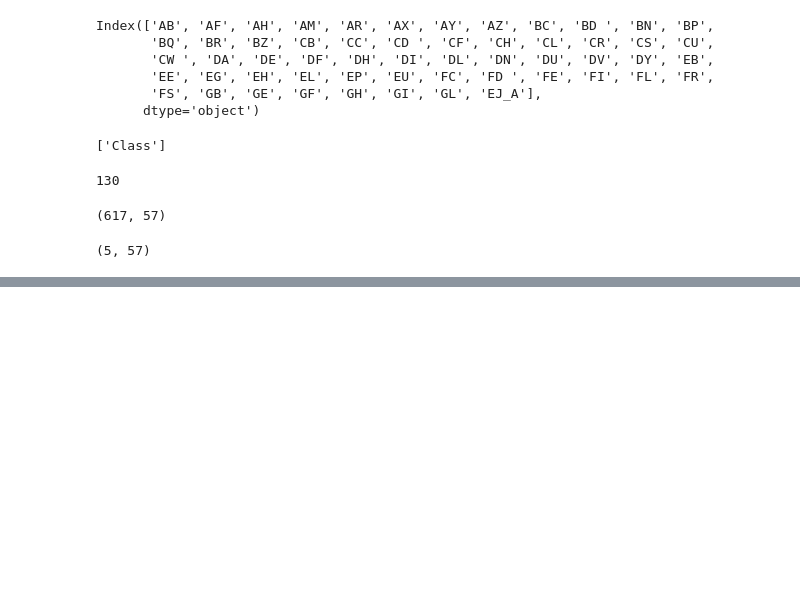
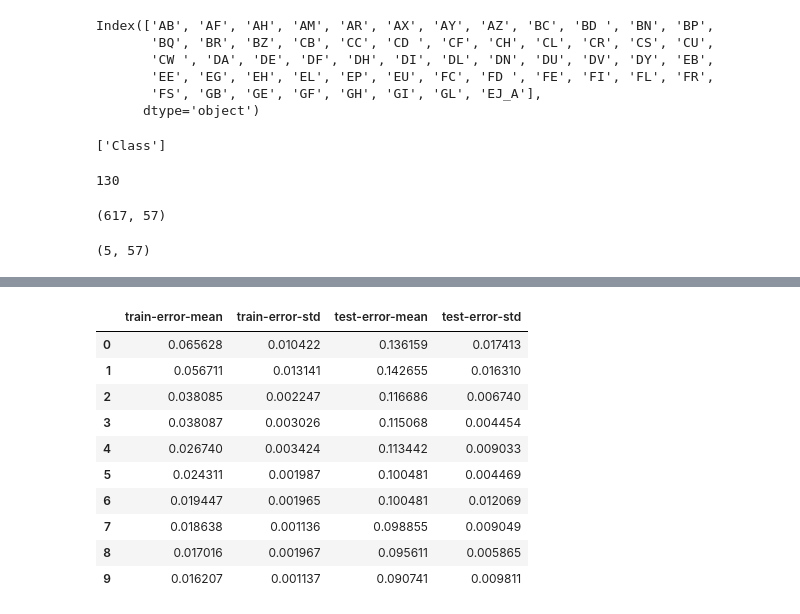
Before and after one commit to MagedZaghloul/ICR, a Jupyter notebook: ICR.ipynb, the cells around one changed output, grey strips where cells are left out. Drawn from its saved outputs; the diff is of its cells as text; code cells hidden in the pictures; blank space fills up the shorter version.

```diff
--- a/ICR.ipynb
+++ b/ICR.ipynb
@@ -156,3 +156,10 @@ X_test = scaler.transform(X_test)
 
 X_train = pd.DataFrame(X_train, columns=features)
 X_test = pd.DataFrame(X_test, columns=features)
+# %%
+df_dmatrix = xgb.DMatrix(data=X_train, label=y_train)
+
+params = {"objective":"reg:logistic", "max_depth":3}
+cv_results = xgb.cv(dtrain=df_dmatrix, params=params,
+                  nfold=3, num_boost_round=10,
+                  metrics="error", as_pandas=True)
@@ -158,0 +170,14 @@ X_test = pd.DataFrame(X_test, columns=features)
+# %%
+cv_results
+# %% [output]
+|  | train-error-mean | train-error-std | test-error-mean | test-error-std |
+| 0 | 0.065628 | 0.010422 | 0.136159 | 0.017413 |
+| 1 | 0.056711 | 0.013141 | 0.142655 | 0.016310 |
+| 2 | 0.038085 | 0.002247 | 0.116686 | 0.006740 |
+| 3 | 0.038087 | 0.003026 | 0.115068 | 0.004454 |
+| 4 | 0.026740 | 0.003424 | 0.113442 | 0.009033 |
+| 5 | 0.024311 | 0.001987 | 0.100481 | 0.004469 |
+| 6 | 0.019447 | 0.001965 | 0.100481 | 0.012069 |
+| 7 | 0.018638 | 0.001136 | 0.098855 | 0.009049 |
+| 8 | 0.017016 | 0.001967 | 0.095611 | 0.005865 |
+| 9 | 0.016207 | 0.001137 | 0.090741 | 0.009811 |
```
Also changed, not shown: parts of 6 cells of this notebook.
